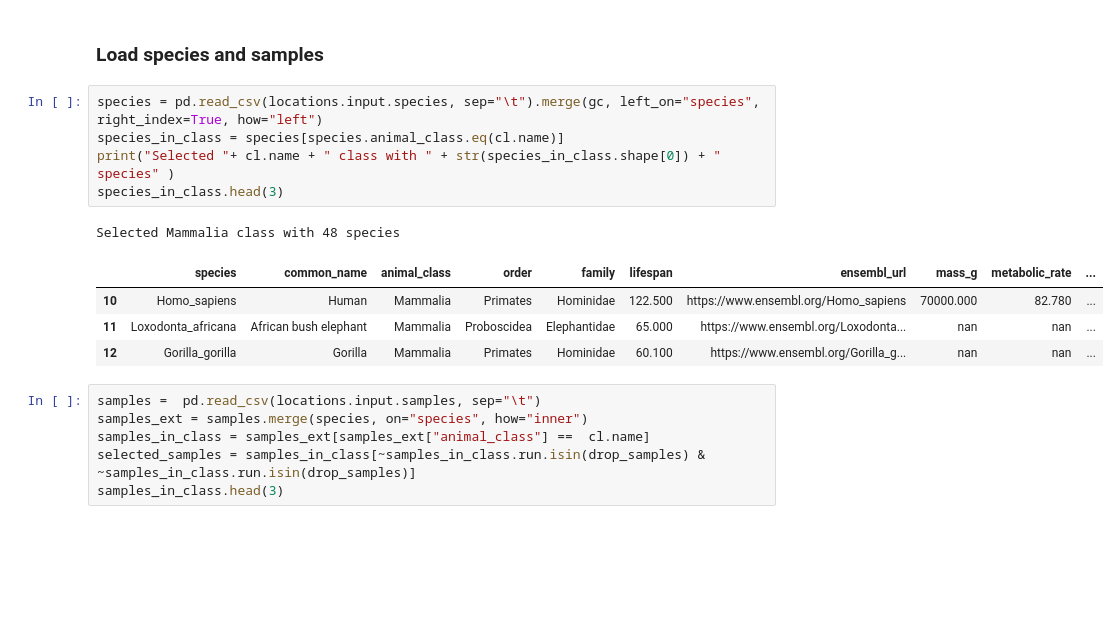
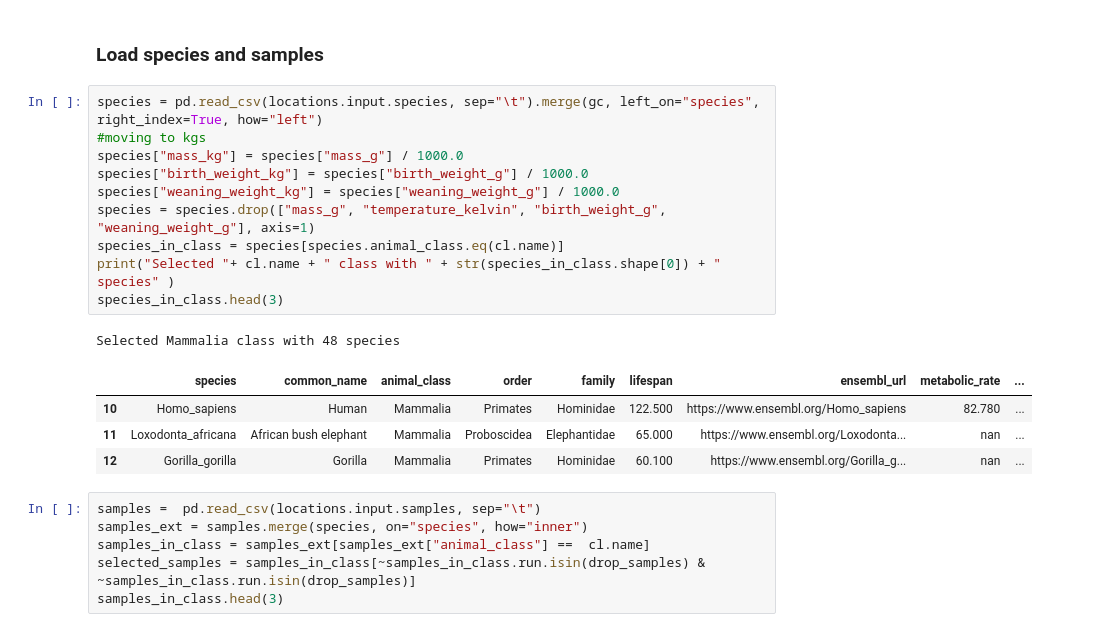
Before and after one commit to antonkulaga/yspecies, a Jupyter notebook: notebooks/select_samples.ipynb, the cells around one changed output. Cells and saved outputs as stored; diff of their text form; blank space fills up the shorter version.

```diff
--- a/notebooks/select_samples.ipynb
+++ b/notebooks/select_samples.ipynb
@@ -126,15 +131,20 @@ gc.head()
 ### Load species and samples ###
 # %%
 species = pd.read_csv(locations.input.species, sep="\t").merge(gc, left_on="species", right_index=True, how="left")
+#moving to kgs
+species["mass_kg"] = species["mass_g"] / 1000.0
+species["birth_weight_kg"] = species["birth_weight_g"] / 1000.0
+species["weaning_weight_kg"] = species["weaning_weight_g"] / 1000.0
+species = species.drop(["mass_g", "temperature_kelvin", "birth_weight_g", "weaning_weight_g"], axis=1)
 species_in_class = species[species.animal_class.eq(cl.name)]
 print("Selected "+ cl.name + " class with " + str(species_in_class.shape[0]) + " species" )
 species_in_class.head(3)
 # %% [output]
 Selected Mammalia class with 48 species
-|  | species | common_name | animal_class | order | family | lifespan | ensembl_url | mass_g | metabolic_rate | ... |
-| 10 | Homo_sapiens | Human | Mammalia | Primates | Hominidae | 122.500 | https://www.ensembl.org/Homo_sapiens | 70000.000 | 82.780 | ... |
-| 11 | Loxodonta_africana | African bush elephant | Mammalia | Proboscidea | Elephantidae | 65.000 | https://www.ensembl.org/Loxodonta... | nan | nan | ... |
-| 12 | Gorilla_gorilla | Gorilla | Mammalia | Primates | Hominidae | 60.100 | https://www.ensembl.org/Gorilla_g... | nan | nan | ... |
+|  | species | common_name | animal_class | order | family | lifespan | ensembl_url | metabolic_rate | ... |
+| 10 | Homo_sapiens | Human | Mammalia | Primates | Hominidae | 122.500 | https://www.ensembl.org/Homo_sapiens | 82.780 | ... |
+| 11 | Loxodonta_africana | African bush elephant | Mammalia | Proboscidea | Elephantidae | 65.000 | https://www.ensembl.org/Loxodonta... | nan | ... |
+| 12 | Gorilla_gorilla | Gorilla | Mammalia | Primates | Hominidae | 60.100 | https://www.ensembl.org/Gorilla_g... | nan | ... |
 # %%
 samples =  pd.read_csv(locations.input.samples, sep="\t")
 samples_ext = samples.merge(species, on="species", how="inner")
```
Also changed, not shown: parts of 15 cells of this notebook, 15 other files.
